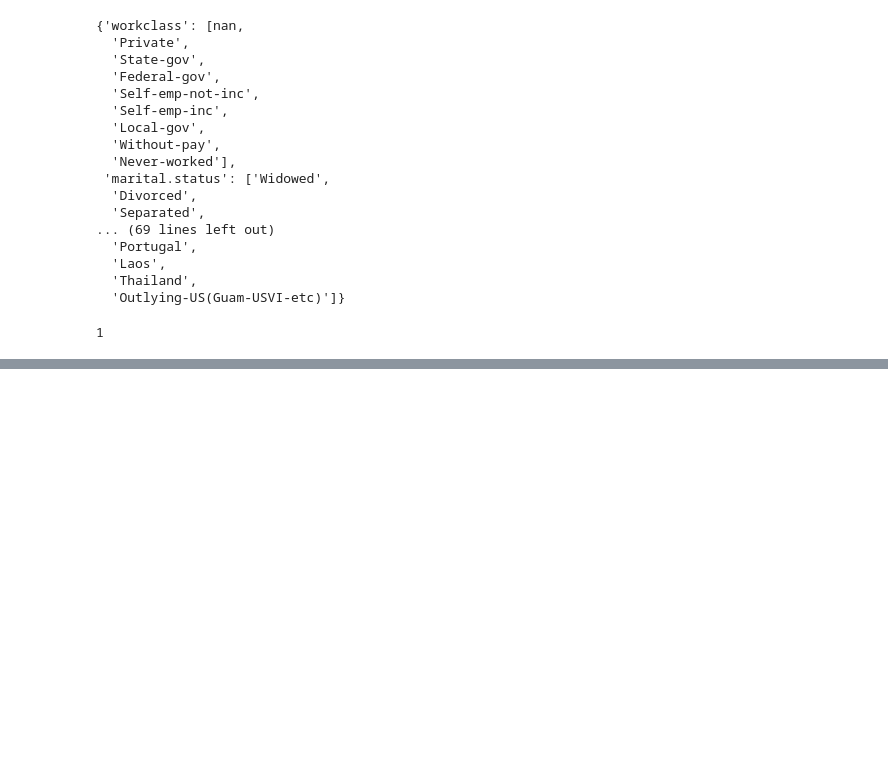
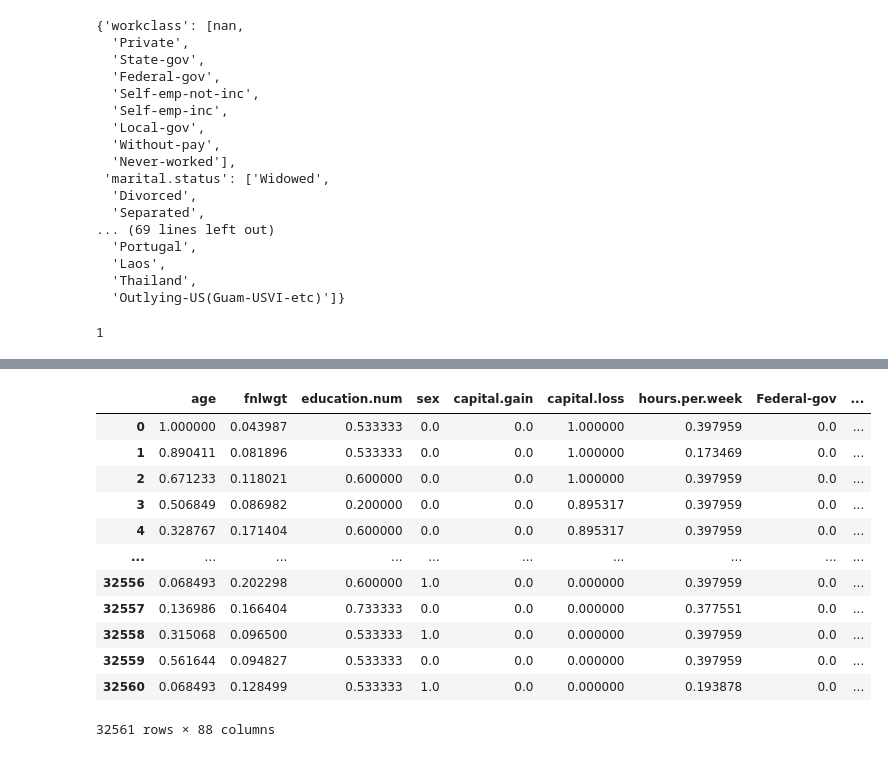
Before and after one commit to Rishiraj-singh7/High-Performance-Income-Prediction, a Jupyter notebook: main.ipynb, the cells around one changed output, grey strips where cells are left out. Drawn from its saved outputs; the diff is of its cells as text; code cells hidden in the pictures; blank space fills up the shorter version.

```diff
--- a/main.ipynb
+++ b/main.ipynb
@@ -164,0 +183,3 @@ data = onehot_encode(data, nominal_features)
+# %%
+y = data['income']
+X = data.drop('income', axis=1)
@@ -164,0 +197,19 @@ data = onehot_encode(data, nominal_features)
+# %%
+scaler = MinMaxScaler()
+X = pd.DataFrame(scaler.fit_transform(X), columns=X.columns)
+# %%
+X
+# %% [output]
+|  | age | fnlwgt | education.num | sex | capital.gain | capital.loss | hours.per.week | Federal-gov | ... |
+| 0 | 1.000000 | 0.043987 | 0.533333 | 0.0 | 0.0 | 1.000000 | 0.397959 | 0.0 | ... |
+| 1 | 0.890411 | 0.081896 | 0.533333 | 0.0 | 0.0 | 1.000000 | 0.173469 | 0.0 | ... |
+| 2 | 0.671233 | 0.118021 | 0.600000 | 0.0 | 0.0 | 1.000000 | 0.397959 | 0.0 | ... |
+| 3 | 0.506849 | 0.086982 | 0.200000 | 0.0 | 0.0 | 0.895317 | 0.397959 | 0.0 | ... |
+| 4 | 0.328767 | 0.171404 | 0.600000 | 0.0 | 0.0 | 0.895317 | 0.397959 | 0.0 | ... |
+| ... | ... | ... | ... | ... | ... | ... | ... | ... | ... |
+| 32556 | 0.068493 | 0.202298 | 0.600000 | 1.0 | 0.0 | 0.000000 | 0.397959 | 0.0 | ... |
+| 32557 | 0.136986 | 0.166404 | 0.733333 | 0.0 | 0.0 | 0.000000 | 0.377551 | 0.0 | ... |
+| 32558 | 0.315068 | 0.096500 | 0.533333 | 1.0 | 0.0 | 0.000000 | 0.397959 | 0.0 | ... |
+| 32559 | 0.561644 | 0.094827 | 0.533333 | 0.0 | 0.0 | 0.000000 | 0.397959 | 0.0 | ... |
+| 32560 | 0.068493 | 0.128499 | 0.533333 | 1.0 | 0.0 | 0.000000 | 0.193878 | 0.0 | ... |
+32561 rows × 88 columns
```
Also changed, not shown: parts of 4 cells of this notebook.
